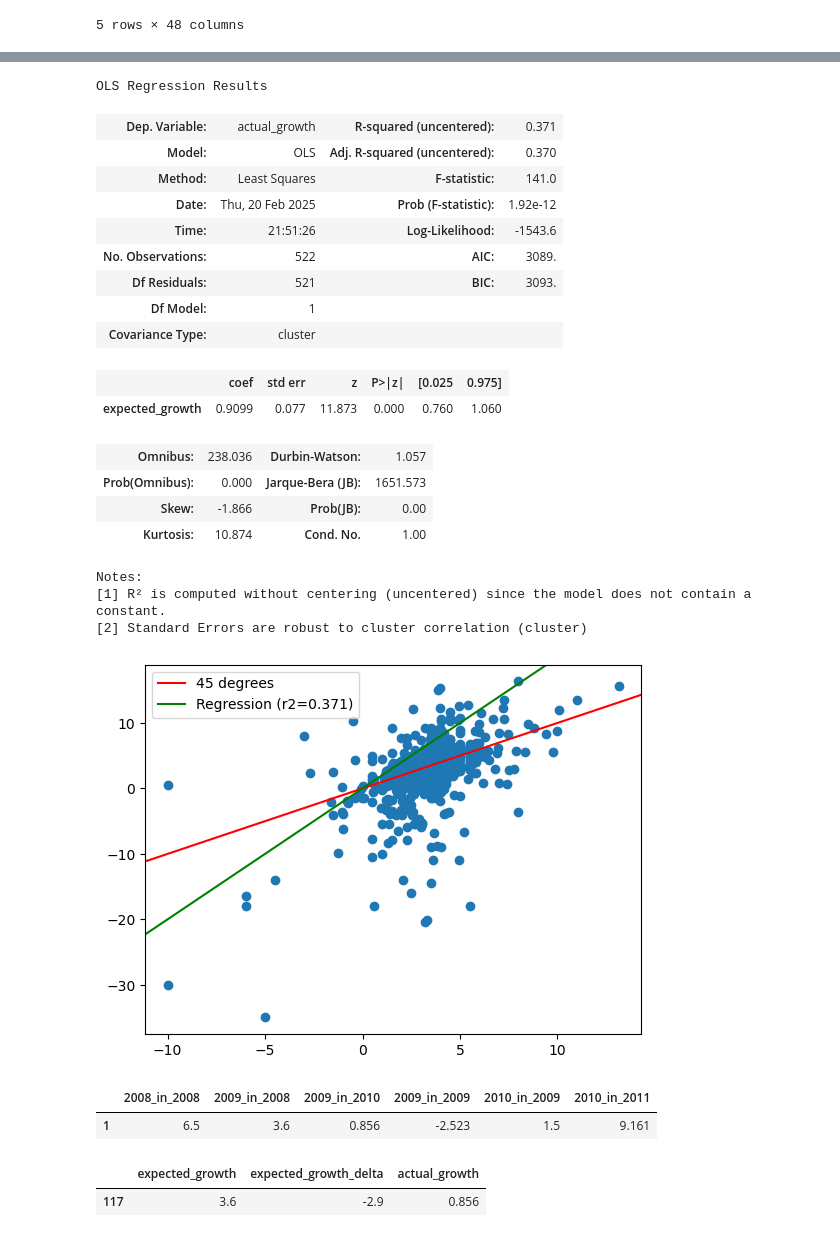
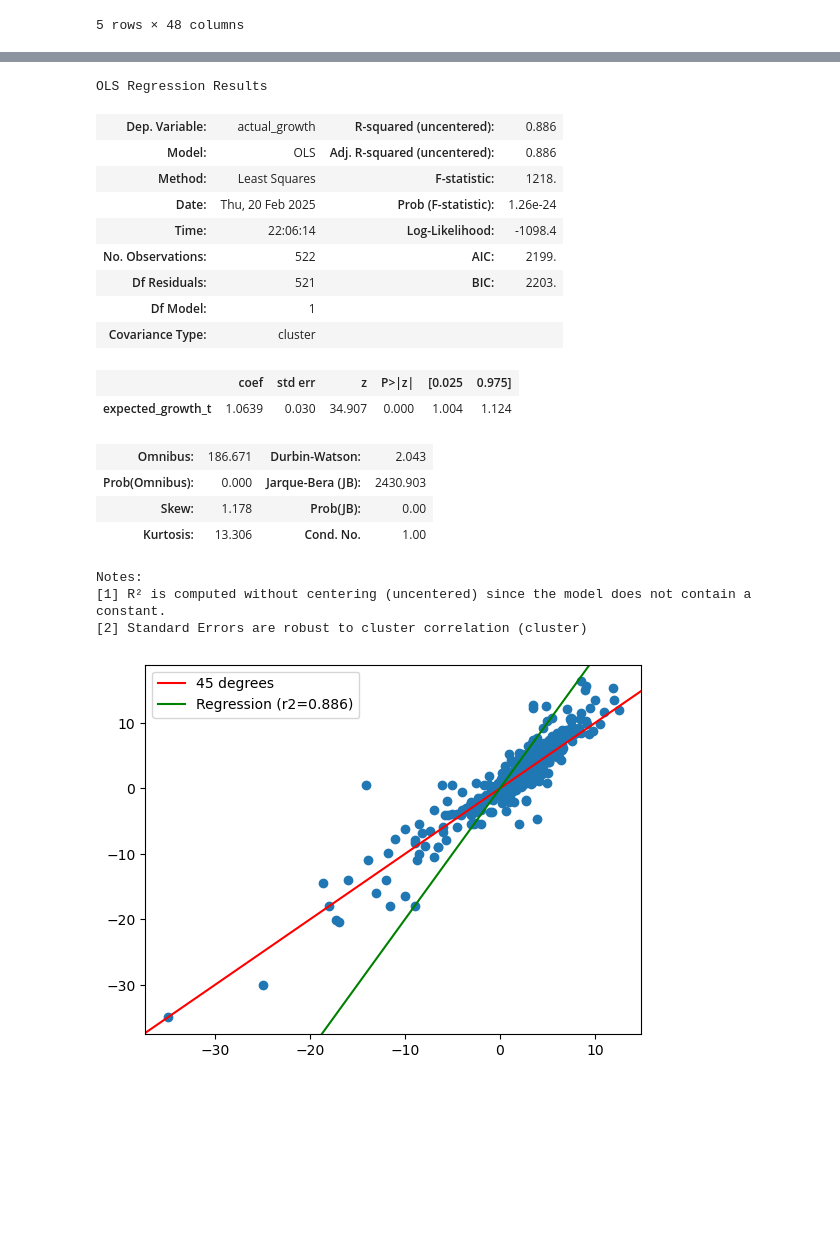
Before and after one commit to seppo0010/imf-growth, a Jupyter notebook: analysis3.ipynb, the cells around one changed output, grey strips where cells are left out. Cells and saved outputs as stored; diff of their text form; code cells hidden in the pictures; blank space fills up the shorter version.

```diff
--- a/analysis3.ipynb
+++ b/analysis3.ipynb
@@ -41,9 +41,9 @@ df[df['Country'] == 'Guyana'][['2020_in_2021', '2021_in_2022', '2022_in_2023']]
 # wtf?!
 df = df[df['Country'] != 'Guyana']
 # %%
-for x in range(2004, 2024):
-    df[f'expected_growth_{x+1}'] = df[f'{x+1}_in_{x}'].astype(float)
-    df[f'expected_growth_delta_{x+1}'] = df[f'{x+1}_in_{x}'].astype(float) - df[f'{x}_in_{x}'].astype(float)
-    df[f'actual_growth_{x-1}'] = df[f'{x-1}_in_{x}'].astype(float)
-df[['expected_growth_2008', 'expected_growth_delta_2008', 'actual_growth_2008']].head()
+for x in range(2004, 2023):
+    df[f'expected_growth_{x}_t'] = df[f'{x}_in_{x}'].astype(float)
+    df[f'expected_growth_{x}_t1'] = df[f'{x+1}_in_{x}'].astype(float)
+    df[f'actual_growth_{x}'] = df[f'{x}_in_{x+1}'].astype(float)
+df[['expected_growth_2008_t', 'expected_growth_2008_t1', 'actual_growth_2008']].head()
 # %% [output]
@@ -68,8 +68,8 @@ for x in range(2005, 2023):
             'country': c,
             f'year_{x}': 1,
             f'country_{c}': 1,
-            'expected_growth': df[f'expected_growth_{x}'][df['Country'] == c].iloc[0],
-            'expected_growth_delta': df[f'expected_growth_delta_{x}'][df['Country'] == c].iloc[0],
+            'expected_growth_t': df[f'expected_growth_{x}_t'][df['Country'] == c].iloc[0],
+            'expected_growth_t1': (df[f'expected_growth_{x}_t1'][df['Country'] == c].iloc[0] - df[f'expected_growth_{x}_t'][df['Country'] == c].iloc[0]) / (df[f'expected_growth_{x}_t1'][df['Country'] == c].iloc[0] - df[f'expected_growth_{x}_t'][df['Country'] == c].iloc[0]+.0001),
             'actual_growth': df[f'actual_growth_{x}'][df['Country'] == c].iloc[0],
         })
 X = pd.DataFrame(table).drop(['country_Mexico', 'year_2005'], axis=1)
@@ -107,40 +87,30 @@ X.sample(n=4, random_state=42).T
 # %%
-plt.scatter(X['expected_growth'], X['actual_growth'])
+plt.scatter(X['expected_growth_t'], X['actual_growth'])
 plt.axline([0, 0], [1, 1], color='red', label='45 degrees')
-model = sm.OLS(X['actual_growth'], X['expected_growth'])
+model = sm.OLS(X['actual_growth'], X['expected_growth_t'])
 fitted_model = model.fit(cov_type='cluster', cov_kwds={'groups': groups})
 x = np.arange(1, 3)
-plt.axline(x, fitted_model.params.expected_growth * x, color='green', label=f'Regression (r2={fitted_model.rsquared:.3g})')
+plt.axline(x, fitted_model.params.expected_growth_t * x, color='green', label=f'Regression (r2={fitted_model.rsquared:.3g})')
 plt.legend(loc="upper left")
 fitted_model.summary()
 # %% [output]
 OLS Regression Results
-| Dep. Variable: | actual_growth | R-squared (uncentered): | 0.371 |
-| Model: | OLS | Adj. R-squared (uncentered): | 0.370 |
-| Method: | Least Squares | F-statistic: | 141.0 |
-| Date: | Thu, 20 Feb 2025 | Prob (F-statistic): | 1.92e-12 |
-| Time: | 21:51:26 | Log-Likelihood: | -1543.6 |
-| No. Observations: | 522 | AIC: | 3089. |
-| Df Residuals: | 521 | BIC: | 3093. |
+| Dep. Variable: | actual_growth | R-squared (uncentered): | 0.886 |
+| Model: | OLS | Adj. R-squared (uncentered): | 0.886 |
+| Method: | Least Squares | F-statistic: | 1218. |
+| Date: | Thu, 20 Feb 2025 | Prob (F-statistic): | 1.26e-24 |
+| Time: | 22:06:14 | Log-Likelihood: | -1098.4 |
+| No. Observations: | 522 | AIC: | 2199. |
+| Df Residuals: | 521 | BIC: | 2203. |
 | Df Model: | 1 |  |  |
 | Covariance Type: | cluster |  |  |
 |  | coef | std err | z | P>|z| | [0.025 | 0.975] |
-| expected_growth | 0.9099 | 0.077 | 11.873 | 0.000 | 0.760 | 1.060 |
+| expected_growth_t | 1.0639 | 0.030 | 34.907 | 0.000 | 1.004 | 1.124 |
-| Omnibus: | 238.036 | Durbin-Watson: | 1.057 |
-| Prob(Omnibus): | 0.000 | Jarque-Bera (JB): | 1651.573 |
-| Skew: | -1.866 | Prob(JB): | 0.00 |
-| Kurtosis: | 10.874 | Cond. No. | 1.00 |
+| Omnibus: | 186.671 | Durbin-Watson: | 2.043 |
+| Prob(Omnibus): | 0.000 | Jarque-Bera (JB): | 2430.903 |
+| Skew: | 1.178 | Prob(JB): | 0.00 |
+| Kurtosis: | 13.306 | Cond. No. | 1.00 |
 Notes:
 [1] R² is computed without centering (uncentered) since the model does not contain a constant.
 [2] Standard Errors are robust to cluster correlation (cluster)
-[figure, old version]
+[figure, new version]
-# %%
-df[df['Country'] == 'Argentina'][['2008_in_2008', '2009_in_2008', '2009_in_2010', '2009_in_2009', '2010_in_2009', '2010_in_2011']]
-# %% [output]
-|  | 2008_in_2008 | 2009_in_2008 | 2009_in_2010 | 2009_in_2009 | 2010_in_2009 | 2010_in_2011 |
-| 1 | 6.5 | 3.6 | 0.856 | -2.523 | 1.5 | 9.161 |
-# %%
-X[(X['country_Argentina'] == 1) & (X['year_2009'] == 1)][['expected_growth', 'expected_growth_delta', 'actual_growth']]
-# %% [output]
-|  | expected_growth | expected_growth_delta | actual_growth |
-| 117 | 3.6 | -2.9 | 0.856 |
```
Also changed, not shown: parts of 7 cells of this notebook.
